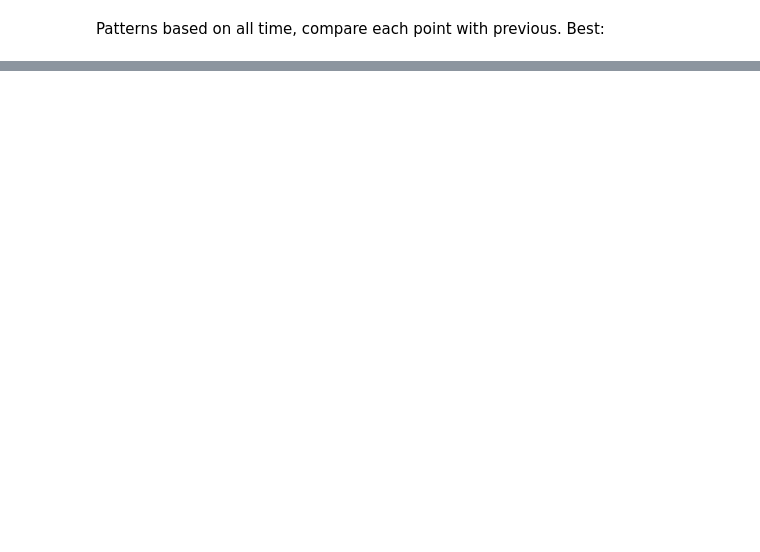
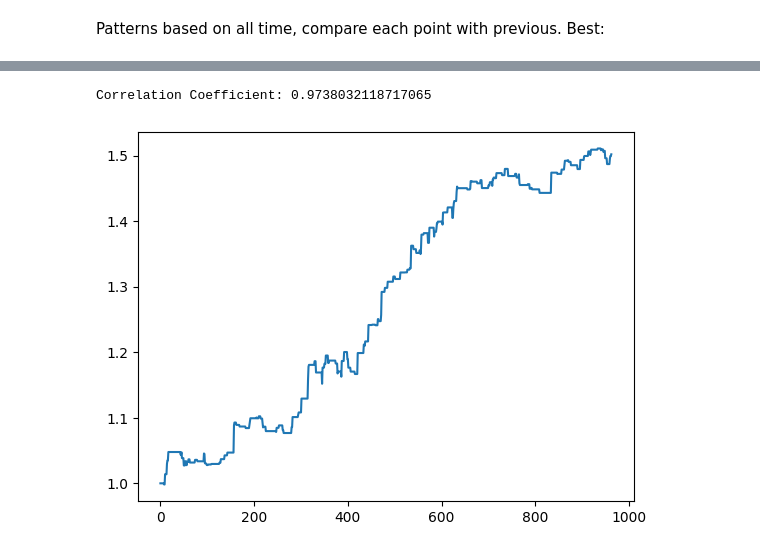
Before and after one commit to OGibbard/Quant, a Jupyter notebook: algoV4.ipynb, the cells around one changed output, grey strips where cells are left out. Saved outputs shown, nothing was run; the diff lists cells and outputs as text; code cells hidden in the pictures; blank space fills up the shorter version.

```diff
--- a/algoV4.ipynb
+++ b/algoV4.ipynb
@@ -611,0 +148,22 @@ Annualized sortino Ratio: 4.985611190181987
+# %%
+def getSortedResults(current_results, minimum, maximum, n): #Function to sort the results
+    results=[]
+
+    for result in current_results:
+        if maximum>=result[2]>=minimum:
+            results.append(result)
+
+    sorted_results = sorted(results.copy(), reverse=True)
+    sorted_total_results = sorted(results.copy(), reverse=True, key=lambda x: x[1])
+    results_df=pl.DataFrame(sorted_results[0:n], schema=["Return", "Total return", "Frequency", "Timeout", "Gap"] + [f"Param {i}" for i in range(1, len(sorted_results[0])-4)])
+    results_dfTotal=pl.DataFrame(sorted_total_results[0:n], schema=["Return", "Total return", "Frequency", "Timeout", "Gap"] + [f"Param {i}" for i in range(1, len(sorted_results[0])-4)])
+    return results_df, results_dfTotal
+# %%
+#Get all day
+file_path1 = f"../Results/sp500/V4/{ticker}-minute2021-allday-33kParams-incFees.pkl"
+
+with open(file_path1, 'rb') as file:
+    all_results1 = pickle.load(file)
+
+sorted_results1, sorted_total_results1=getSortedResults(all_results1, 100, 100000, 500)
+sorted_total_results1[:5]
@@ -611,0 +179,9 @@ Annualized sortino Ratio: 4.985611190181987
+# %%
+#Get mid day
+file_path2 = f"../Results/sp500/V4/{ticker}-minute2021-midday-33kParams-incFees.pkl"
+# Load data from pickle file
+with open(file_path2, 'rb') as file:
+    all_results2 = pickle.load(file)
+
+sorted_results2, sorted_total_results2=getSortedResults(all_results2, 100, 100000, 500)
+sorted_total_results2[:5]
@@ -611,0 +306,16 @@ Annualized sortino Ratio: 4.985611190181987
+# %%
+#Graph of PnL over time and print correlation
+return_over_time=[]
+for k in range(1, len(day_dfs)):
+    current_data_array = np.concatenate(day_data_array[:k])
+    return_over_time.append(algo(np.array([0.005, 1]+list(sorted_total_results2[0,3:].rows()[0])), current_data_array)[1])
+plt.plot(return_over_time)
+#plt.yscale("log")
+
+y = np.array(return_over_time)
+x = np.array(range(len(return_over_time)))
+correlation_coefficient = np.corrcoef(x, y)[0,1]
+print("Correlation Coefficient:", correlation_coefficient)
+# %% [output]
+Correlation Coefficient: 0.9738032118717065
+[figure, added]
```
Also changed, not shown: parts of 42 cells of this notebook, 3 other files.
